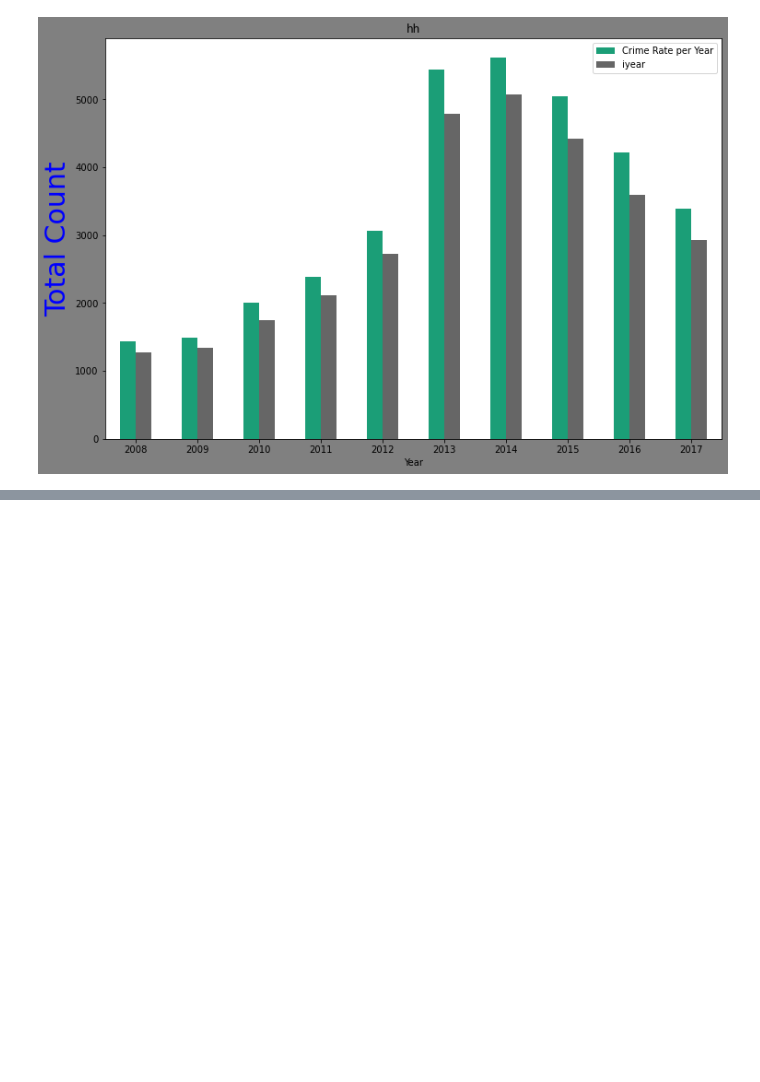
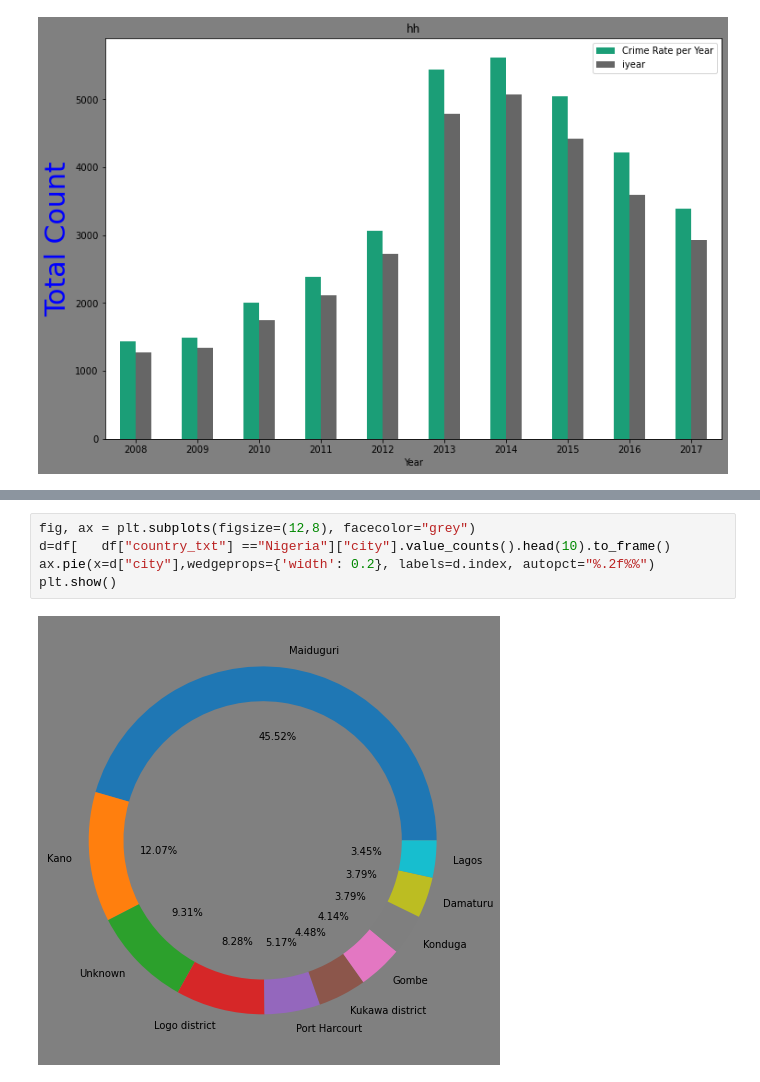
Before and after one commit to FolaDataGuru/Data-Cleaning-And-Exploration-Data-Analysis1-, a Jupyter notebook: Data-Cleaning-And-Exploration-Data-Analysis-.ipynb, the cells around one changed output, grey strips where cells are left out. Drawn from its saved outputs; the diff is of its cells as text; blank space fills up the shorter version.

```diff
--- a/Data-Cleaning-And-Exploration-Data-Analysis-.ipynb
+++ b/Data-Cleaning-And-Exploration-Data-Analysis-.ipynb
@@ -277,0 +216,7 @@ Utilized_Weapons.plot(kind= "bar", cmap='Dark2')
+# %%
+fig, ax = plt.subplots(figsize=(12,8), facecolor="grey")
+d=df[   df["country_txt"] =="Nigeria"]["city"].value_counts().head(10).to_frame()
+ax.pie(x=d["city"],wedgeprops={'width': 0.2}, labels=d.index, autopct="%.2f%%")
+plt.show()
+# %% [output]
+[figure, added]
```
Also changed, not shown: parts of 26 cells of this notebook.
